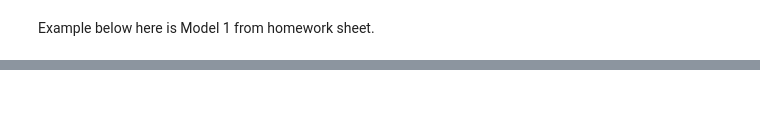
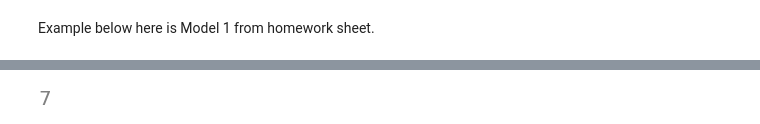
Before and after one commit to MXM-Identifiability/Spring-2023, a Jupyter notebook: notebooks/AutomatedIdentifiability.ipynb, the cells around one changed output, grey strips where cells are left out. Saved outputs shown, nothing was run; the diff lists cells and outputs as text; code cells hidden in the pictures; blank space fills up the shorter version.

```diff
--- a/notebooks/AutomatedIdentifiability.ipynb
+++ b/notebooks/AutomatedIdentifiability.ipynb
@@ -203,0 +193,3 @@ J.rank() == J.shape[1]
+# %%
+J = modelJacobian(p,c)
+J
@@ -203,0 +214,4 @@ J.rank() == J.shape[1]
+# %%
+J.rank()
+# %% [output]
+[figure, added]
```
Also changed, not shown: parts of 17 cells of this notebook.
